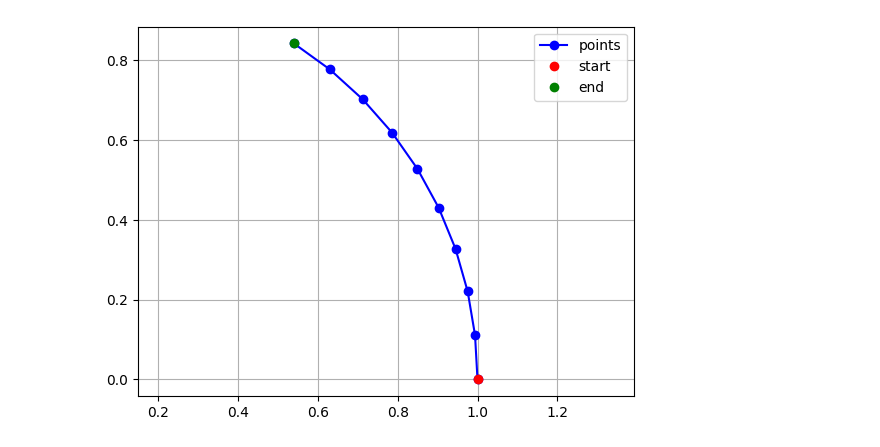
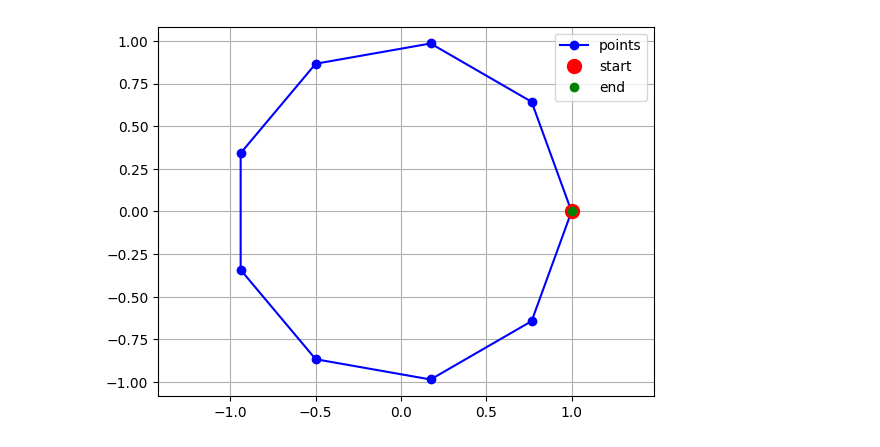
Before and after one commit to FTL-Robotics-Engineering-Practice/FTL, a Jupyter notebook: lesson_4_class_practice/class_tasks/legend.ipynb, the cells around one changed output. Drawn from its saved outputs; the diff is of its cells as text; code cells hidden in the pictures.

Commit message:
legend updated

```diff
--- a/lesson_4_class_practice/class_tasks/legend.ipynb
+++ b/lesson_4_class_practice/class_tasks/legend.ipynb
@@ -4,16 +4,16 @@ import numpy as np
 # %%
 ts = np.linspace(0, 10, 10)
 
-omega = 0.1
+omega = 2*np.pi
 xs = np.cos(omega * ts)
 ys = np.sin(omega * ts)
 
 plt.plot(xs, ys, 'b-o', label='points')
-plt.plot(xs[0], ys[0], 'ro', label='start')
+plt.plot(xs[0], ys[0], 'ro', label='start', markersize=10)
 plt.plot(xs[-1], ys[-1], 'go', label='end')
 plt.axis('equal')
 plt.grid()
 plt.legend()
 plt.show()
 # %% [output]
-[figure, old version]
+[figure, new version]
```
Also changed, not shown: parts of 1 cell of this notebook.
